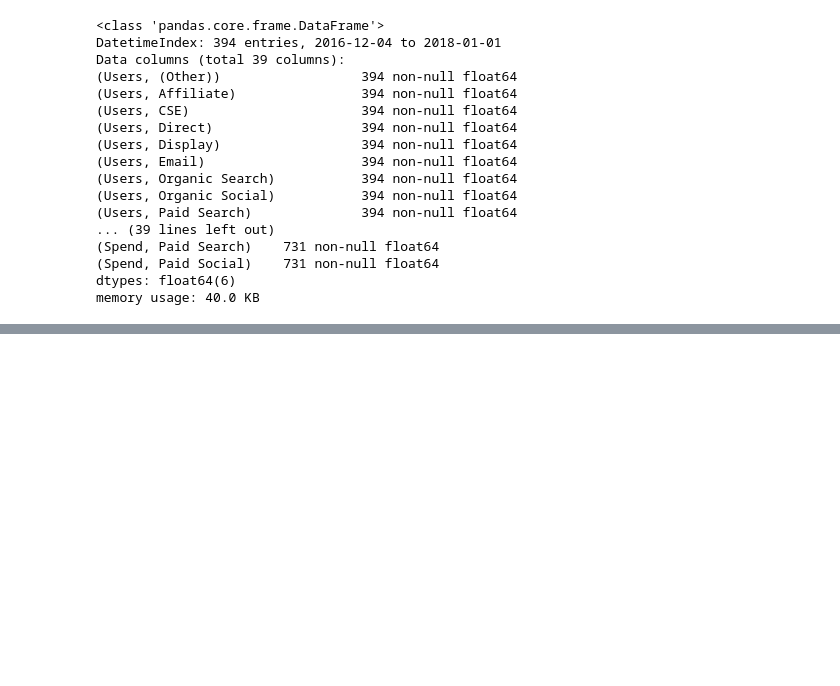
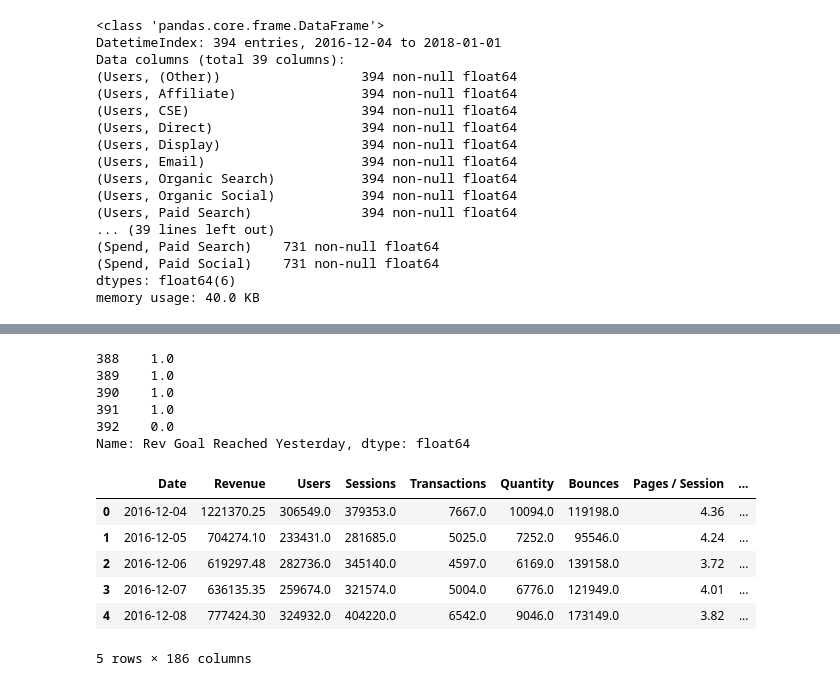
Before and after one commit to juliannarenaud/springboarddatasciencecourse, a Jupyter notebook: Project 1 Data Wrangling.ipynb, the cells around one changed output, grey strips where cells are left out. Saved outputs shown, nothing was run; the diff lists cells and outputs as text; code cells hidden in the pictures; blank space fills up the shorter version.

```diff
--- a/Project 1 Data Wrangling.ipynb
+++ b/Project 1 Data Wrangling.ipynb
@@ -218,0 +253,20 @@ print ga1_df.head()
+# %%
+#Shift GA data forward 364 days (1 fiscal year later date equivalent)
+ga1_df['Revenue LY'] = ga1_df['Revenue'].shift(364)
+
+ga1_df['Users LY'] = ga1_df['Users'].shift(364)
+
+ga1_df['Sessions LY'] = ga1_df['Sessions'].shift(364)
+
+ga1_df['Transactions LY'] = ga1_df['Transactions'].shift(364)
+
+ga1_df['Quantity LY'] = ga1_df['Quantity'].shift(364)
+
+ga1_df['Bounces LY'] = ga1_df['Bounces'].shift(364)
+
+ga1_df['Pages / Sess LY'] = ga1_df['Pages / Session'].shift(364)
+
+ga1_df['Avg. Sess LY'] = ga1_df['Avg. Session Duration Seconds'].shift(364)
+
+ga1_df = ga1_df.fillna(0)
+print(ga1_df.tail())
@@ -243,4 +469,34 @@ memory usage: 262.5+ KB
 None
+# %%
+#Create a new column with 1 if they reached or exceeded goal and 0 if they did not
+all_df['Rev Goal Reached'] = np.where(all_df['Revenue'] >= all_df['Daily Revenue Demand Plan'], 1, 0)
+all_df['Users Goal Reached'] = np.where(all_df['Users'] >= all_df['Daily Traffic Plan'], 1, 0)
+all_df['Orders Goal Reached'] = np.where(all_df['Transactions'] >= all_df['Orders Plan'], 1, 0)
+all_df['Units Goal Reached'] = np.where(all_df['Quantity'] >= all_df['Units Plan'], 1, 0)
+all_df['AOV Goal Reached'] = np.where(all_df['Revenue']/all_df['Transactions'] >= all_df['AOV Plan'], 1, 0)
+all_df['CVR Goal Reached'] = np.where(all_df['Transactions']/all_df['Users'] * 100 >= all_df['CVR Plan'], 1, 0)
+
+#Create a new column to say which goals were and weren't reached yesterday
+all_df['Rev Goal Reached Yesterday'] = all_df['Rev Goal Reached'].shift(1)
+all_df['Users Goal Reached Yesterday'] = all_df['Rev Goal Reached'].shift(1)
+all_df['Orders Goal Reached Yesterday'] = all_df['Rev Goal Reached'].shift(1)
+all_df['Units Goal Reached Yesterday'] = all_df['Rev Goal Reached'].shift(1)
+all_df['AOV Goal Reached Yesterday'] = all_df['Rev Goal Reached'].shift(1)
+all_df['CVR Goal Reached Yesterday'] = all_df['Rev Goal Reached'].shift(1)
+
+all_df = all_df.fillna(0)
+
+all_df = all_df.drop(['Users Goal Reached', 'Orders Goal Reached', 'Units Goal Reached', 'AOV Goal Reached', 'CVR Goal Reached'], axis=1)
+
+
+print(all_df['Rev Goal Reached Yesterday'].tail())
+# %% [output]
+388    1.0
+389    1.0
+390    1.0
+391    1.0
+392    0.0
+Name: Rev Goal Reached Yesterday, dtype: float64
 # %%
 all_df.to_csv('C:\Users\jrenaud\Documents\Springboard\Project 1\Data Outputs\\all_df.csv')
 # %%
@@ -247,0 +505,10 @@ all_df.to_csv('all_df.csv')
+# %%
+all_df.head()
+# %% [output]
+|  | Date | Revenue | Users | Sessions | Transactions | Quantity | Bounces | Pages / Session | ... |
+| 0 | 2016-12-04 | 1221370.25 | 306549.0 | 379353.0 | 7667.0 | 10094.0 | 119198.0 | 4.36 | ... |
+| 1 | 2016-12-05 | 704274.10 | 233431.0 | 281685.0 | 5025.0 | 7252.0 | 95546.0 | 4.24 | ... |
+| 2 | 2016-12-06 | 619297.48 | 282736.0 | 345140.0 | 4597.0 | 6169.0 | 139158.0 | 3.72 | ... |
+| 3 | 2016-12-07 | 636135.35 | 259674.0 | 321574.0 | 5004.0 | 6776.0 | 121949.0 | 4.01 | ... |
+| 4 | 2016-12-08 | 777424.30 | 324932.0 | 404220.0 | 6542.0 | 9046.0 | 173149.0 | 3.82 | ... |
+5 rows × 186 columns
```
Also changed, not shown: parts of 13 cells of this notebook.
